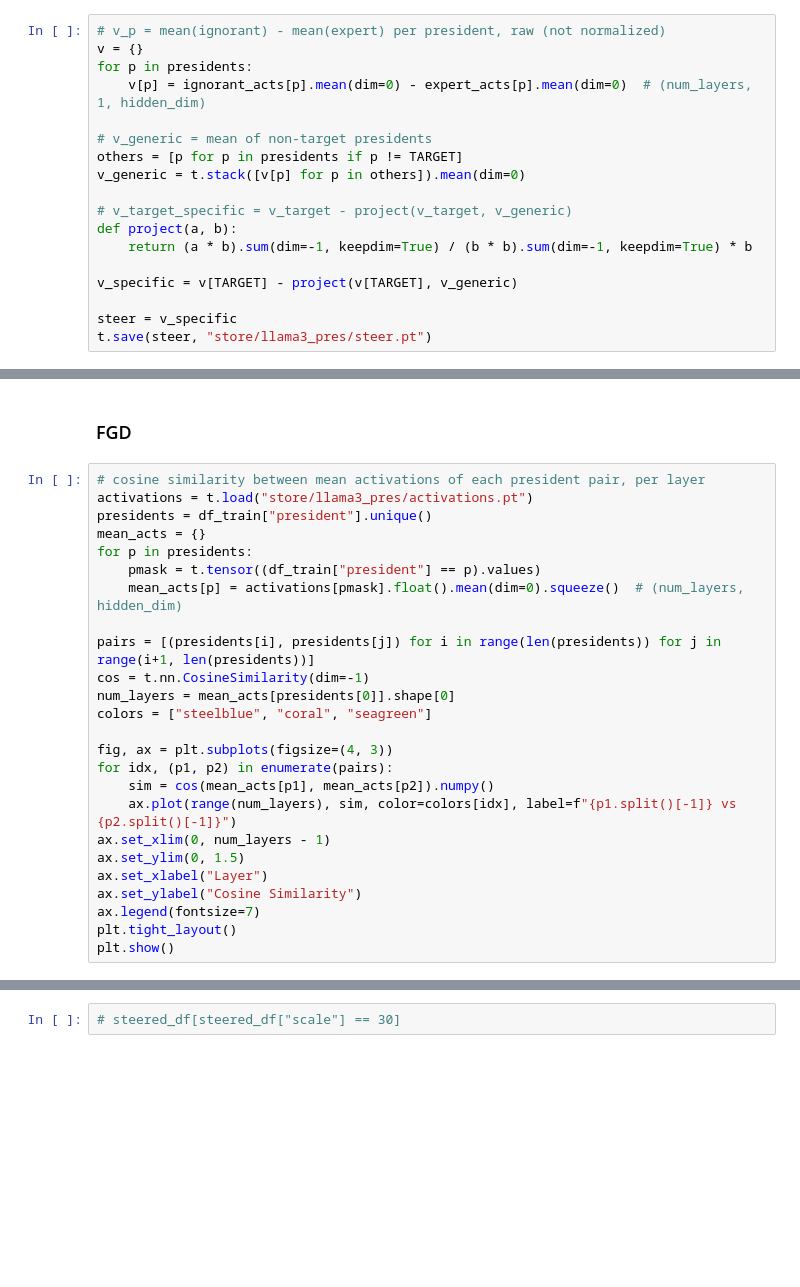
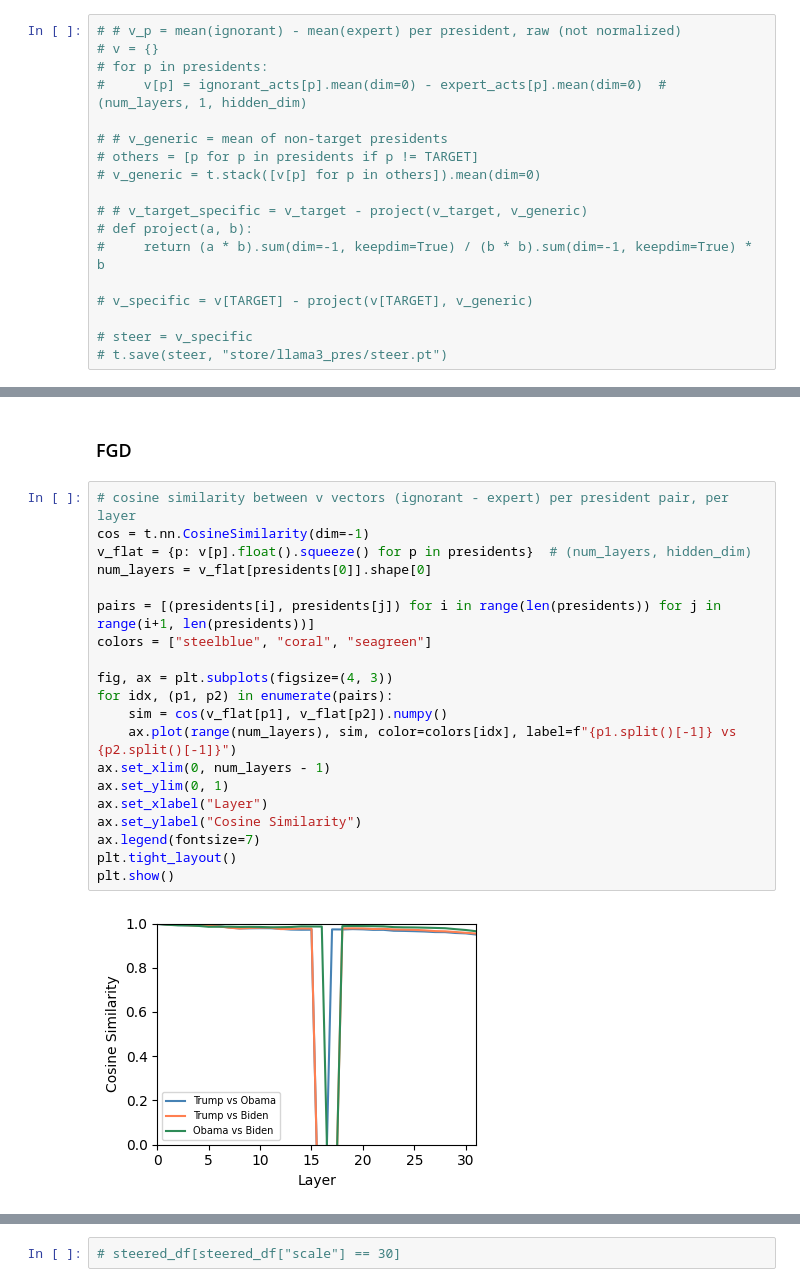
Before and after one commit to rgs2151/forget, a Jupyter notebook: notebooks/llama3_presidents.ipynb, the cells around one changed output, grey strips where cells are left out. Saved outputs shown, nothing was run; the diff lists cells and outputs as text; blank space fills up the shorter version.

```diff
--- a/notebooks/llama3_presidents.ipynb
+++ b/notebooks/llama3_presidents.ipynb
@@ -76,18 +80,18 @@ t.save(ignorant_acts, "store/llama3_pres/ignorant_acts.pt")
 # %%
-# v_p = mean(ignorant) - mean(expert) per president, raw (not normalized)
-v = {}
-for p in presidents:
-    v[p] = ignorant_acts[p].mean(dim=0) - expert_acts[p].mean(dim=0)  # (num_layers, 1, hidden_dim)
+# # v_p = mean(ignorant) - mean(expert) per president, raw (not normalized)
+# v = {}
+# for p in presidents:
+#     v[p] = ignorant_acts[p].mean(dim=0) - expert_acts[p].mean(dim=0)  # (num_layers, 1, hidden_dim)
 
-# v_generic = mean of non-target presidents
-others = [p for p in presidents if p != TARGET]
-v_generic = t.stack([v[p] for p in others]).mean(dim=0)
+# # v_generic = mean of non-target presidents
+# others = [p for p in presidents if p != TARGET]
+# v_generic = t.stack([v[p] for p in others]).mean(dim=0)
 
-# v_target_specific = v_target - project(v_target, v_generic)
-def project(a, b):
-    return (a * b).sum(dim=-1, keepdim=True) / (b * b).sum(dim=-1, keepdim=True) * b
+# # v_target_specific = v_target - project(v_target, v_generic)
+# def project(a, b):
+#     return (a * b).sum(dim=-1, keepdim=True) / (b * b).sum(dim=-1, keepdim=True) * b
 
-v_specific = v[TARGET] - project(v[TARGET], v_generic)
+# v_specific = v[TARGET] - project(v[TARGET], v_generic)
 
-steer = v_specific
-t.save(steer, "store/llama3_pres/steer.pt")
+# steer = v_specific
+# t.save(steer, "store/llama3_pres/steer.pt")
@@ -244,27 +280,24 @@ plot_perf(steered_df, list(range(8, 32, 3)), list(range(8, 32, 3)), "Second half
 # %% [markdown]
 ### FGD
 # %%
-# cosine similarity between mean activations of each president pair, per layer
-activations = t.load("store/llama3_pres/activations.pt")
-presidents = df_train["president"].unique()
-mean_acts = {}
-for p in presidents:
-    pmask = t.tensor((df_train["president"] == p).values)
-    mean_acts[p] = activations[pmask].float().mean(dim=0).squeeze()  # (num_layers, hidden_dim)
+# cosine similarity between v vectors (ignorant - expert) per president pair, per layer
+cos = t.nn.CosineSimilarity(dim=-1)
+v_flat = {p: v[p].float().squeeze() for p in presidents}  # (num_layers, hidden_dim)
+num_layers = v_flat[presidents[0]].shape[0]
 
 pairs = [(presidents[i], presidents[j]) for i in range(len(presidents)) for j in range(i+1, len(presidents))]
-cos = t.nn.CosineSimilarity(dim=-1)
-num_layers = mean_acts[presidents[0]].shape[0]
 colors = ["steelblue", "coral", "seagreen"]
 
 fig, ax = plt.subplots(figsize=(4, 3))
 for idx, (p1, p2) in enumerate(pairs):
-    sim = cos(mean_acts[p1], mean_acts[p2]).numpy()
+    sim = cos(v_flat[p1], v_flat[p2]).numpy()
     ax.plot(range(num_layers), sim, color=colors[idx], label=f"{p1.split()[-1]} vs {p2.split()[-1]}")
 ax.set_xlim(0, num_layers - 1)
-ax.set_ylim(0, 1.5)
+ax.set_ylim(0, 1)
 ax.set_xlabel("Layer")
 ax.set_ylabel("Cosine Similarity")
 ax.legend(fontsize=7)
 plt.tight_layout()
 plt.show()
+# %% [output]
+[figure, added]
```
Also changed, not shown: parts of 6 cells of this notebook, 4 other files.
